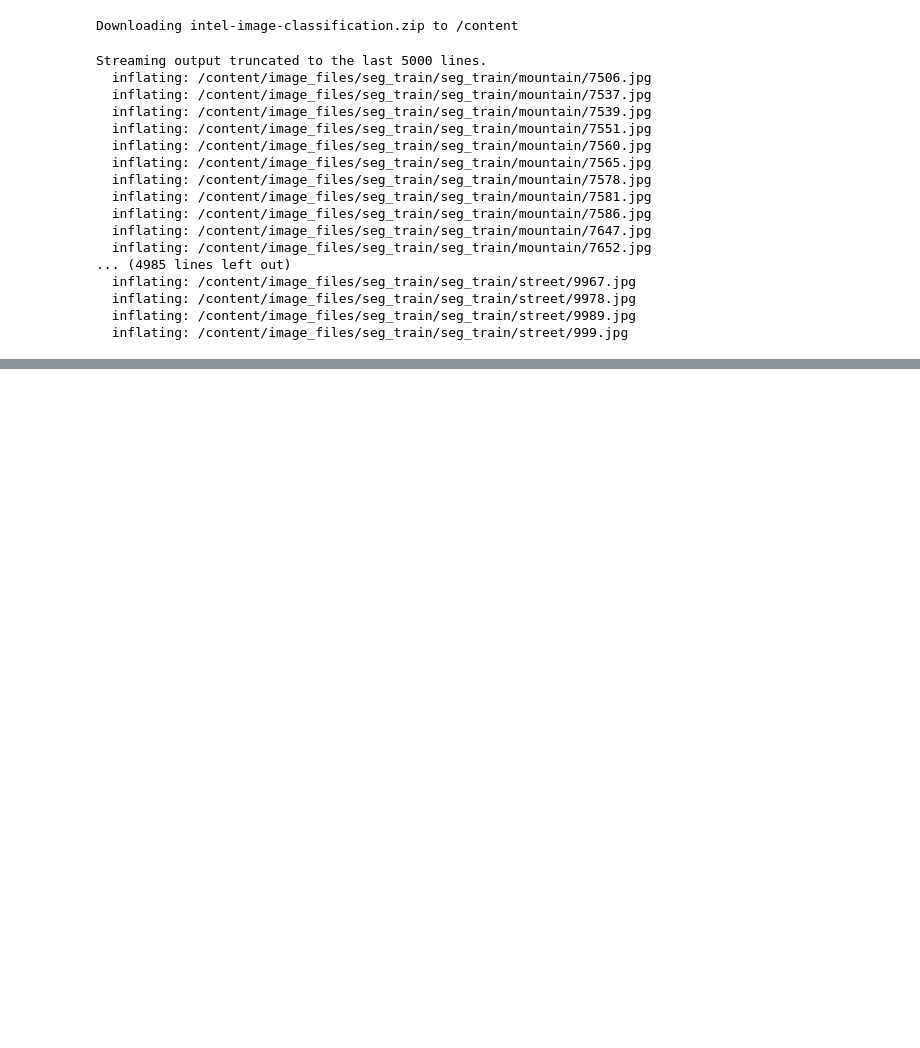
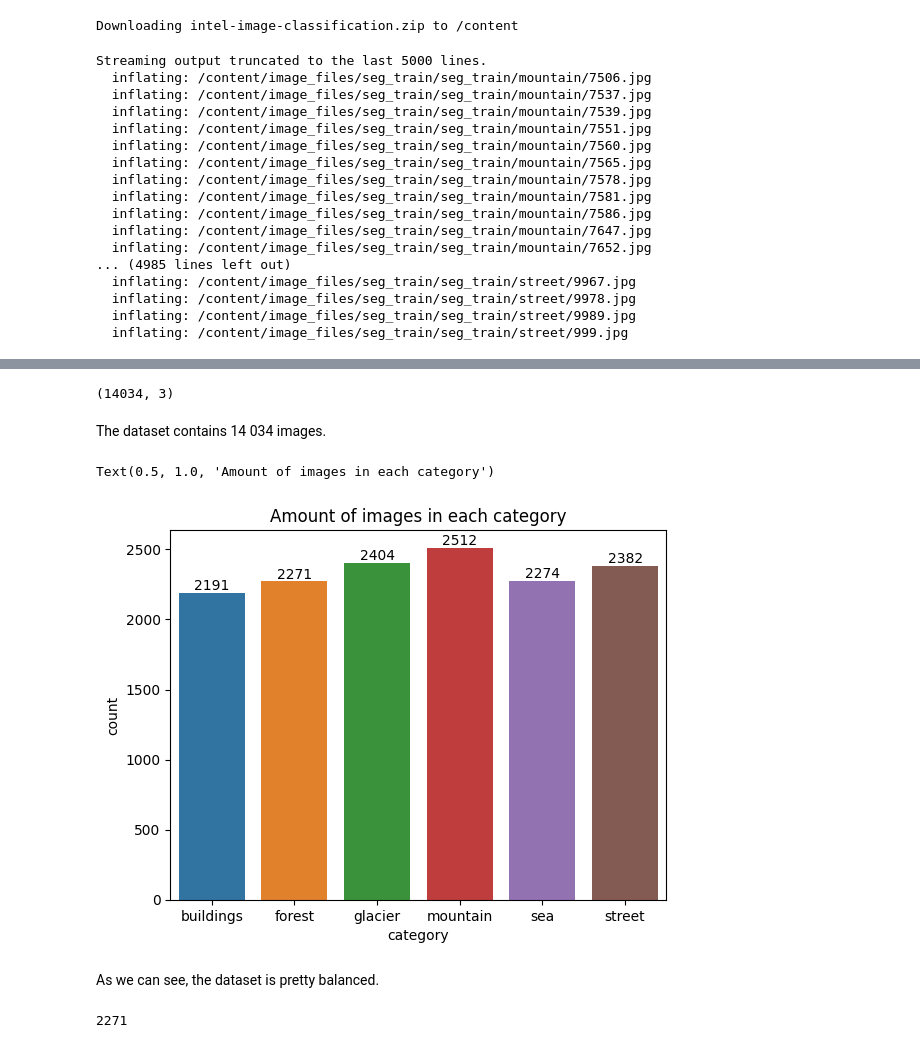
Before and after one commit to 3-Ada/image_classification, a Jupyter notebook: image_classification.ipynb, the cells around one changed output, grey strips where cells are left out. Saved outputs shown, nothing was run; the diff lists cells and outputs as text; code cells hidden in the pictures; blank space fills up the shorter version.

Commit message:
added step 1: explore the dataset

```diff
--- a/image_classification.ipynb
+++ b/image_classification.ipynb
@@ -44,0 +53,15 @@ Streaming output truncated to the last 5000 lines.
+# %%
+root_dir = "/content/image_files/seg_train/seg_train/"
+sub_folders = os.listdir(root_dir)
+labels = {'buildings': 0, 'forest': 1, 'glacier': 2, 'mountain': 3, 'sea': 4,
+          'street': 5}
+
+data = []
+
+for s, l in labels.items():
+    for r, d, f in os.walk(root_dir + s):
+        for file in f:
+            if ".jpg" in file:
+                data.append((os.path.join(s,file), l, s))
+
+df_images_info = pd.DataFrame(data, columns=['file_name','label', 'category'])
@@ -44,0 +77,19 @@ Streaming output truncated to the last 5000 lines.
+# %%
+df_images_info.shape
+# %% [output]
+(14034, 3)
+# %% [markdown]
+The dataset contains 14 034 images.
+# %%
+ax = sns.countplot(data=df_images_info, x='category')
+ax.bar_label(ax.containers[0])
+ax.set_title("Amount of images in each category")
+# %% [output]
+Text(0.5, 1.0, 'Amount of images in each category')
+[figure, added]
+# %% [markdown]
+As we can see, the dataset is pretty balanced.
+# %%
+len(df_images_info[df_images_info['category'] == 'forest'])
+# %% [output]
+2271
```
Also changed, not shown: parts of 6 cells of this notebook.
